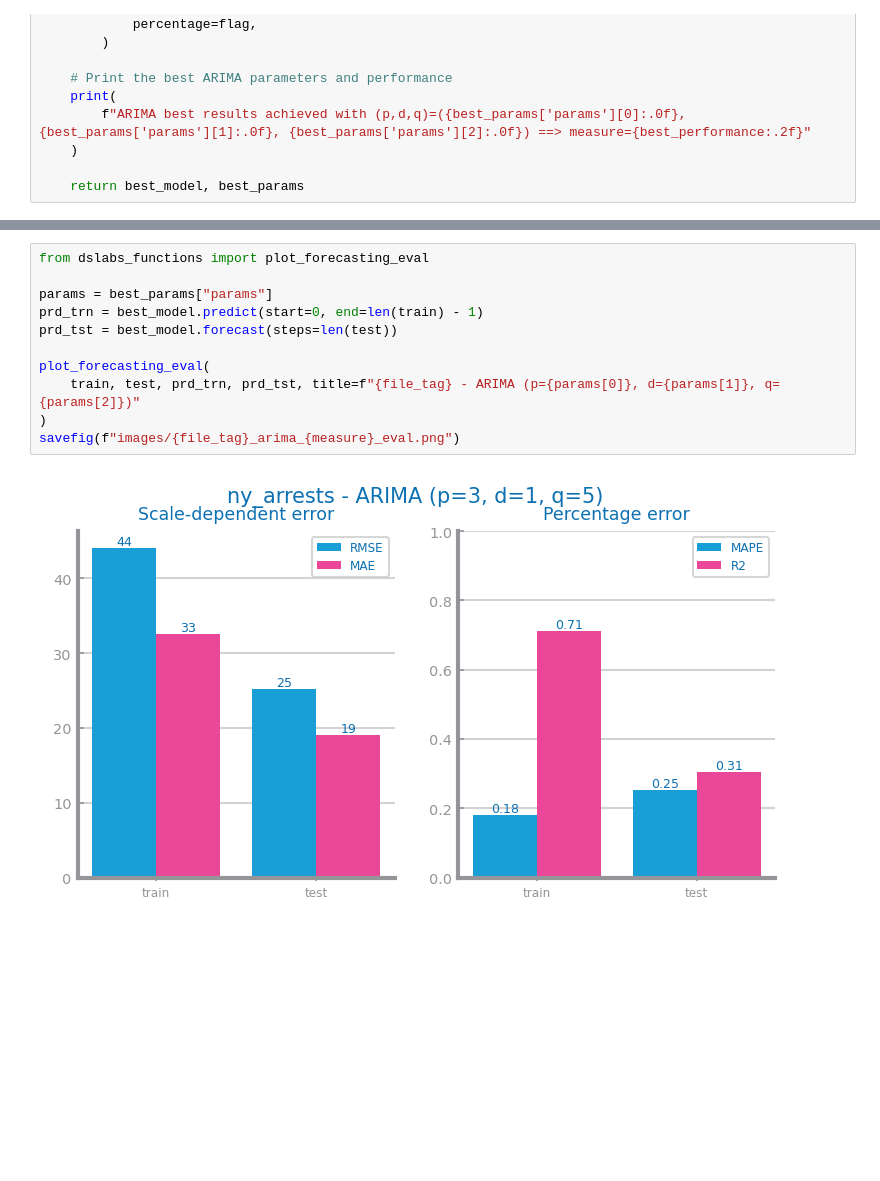
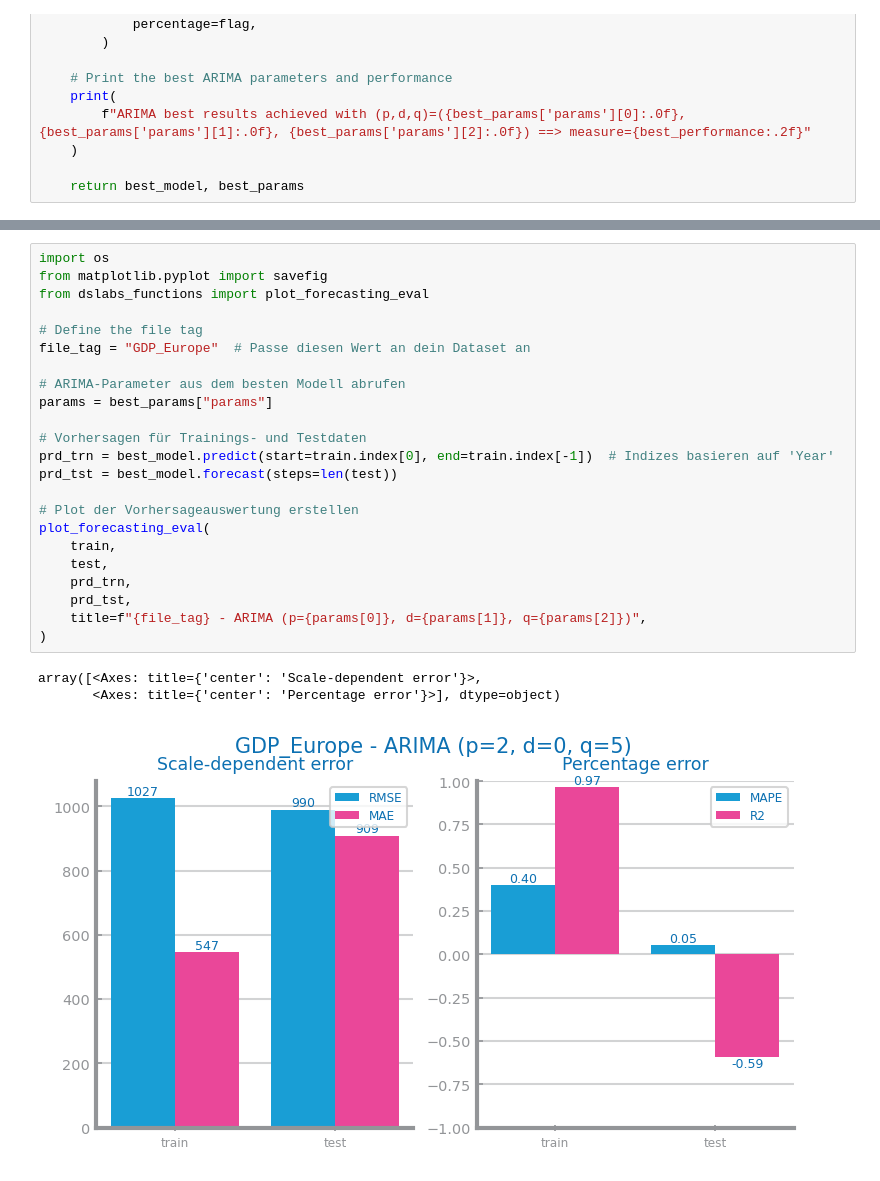
Before and after one commit to freshblaxx/DataScience, a Jupyter notebook: Projeto/TimeSeries/Forecasting_gdp_europe/ARIMA.ipynb, the cells around one changed output, grey strips where cells are left out. Drawn from its saved outputs; the diff is of its cells as text; blank space fills up the shorter version.

```diff
--- a/Projeto/TimeSeries/Forecasting_gdp_europe/ARIMA.ipynb
+++ b/Projeto/TimeSeries/Forecasting_gdp_europe/ARIMA.ipynb
@@ -141,13 +156,27 @@ print(f"Plot saved to: {output_path}")
 # %%
+import os
+from matplotlib.pyplot import savefig
 from dslabs_functions import plot_forecasting_eval
 
+# Define the file tag
+file_tag = "GDP_Europe"  # Passe diesen Wert an dein Dataset an
+
+# ARIMA-Parameter aus dem besten Modell abrufen
 params = best_params["params"]
-prd_trn = best_model.predict(start=0, end=len(train) - 1)
+
+# Vorhersagen für Trainings- und Testdaten
+prd_trn = best_model.predict(start=train.index[0], end=train.index[-1])  # Indizes basieren auf 'Year'
 prd_tst = best_model.forecast(steps=len(test))
 
+# Plot der Vorhersageauswertung erstellen
 plot_forecasting_eval(
-    train, test, prd_trn, prd_tst, title=f"{file_tag} - ARIMA (p={params[0]}, d={params[1]}, q={params[2]})"
+    train,
+    test,
+    prd_trn,
+    prd_tst,
+    title=f"{file_tag} - ARIMA (p={params[0]}, d={params[1]}, q={params[2]})",
 )
-savefig(f"images/{file_tag}_arima_{measure}_eval.png")
 # %% [output]
+array([<Axes: title={'center': 'Scale-dependent error'}>,
+       <Axes: title={'center': 'Percentage error'}>], dtype=object)
-[figure, old version]
+[figure, new version]
```
Also changed, not shown: parts of 3 cells of this notebook, 2 other files.
